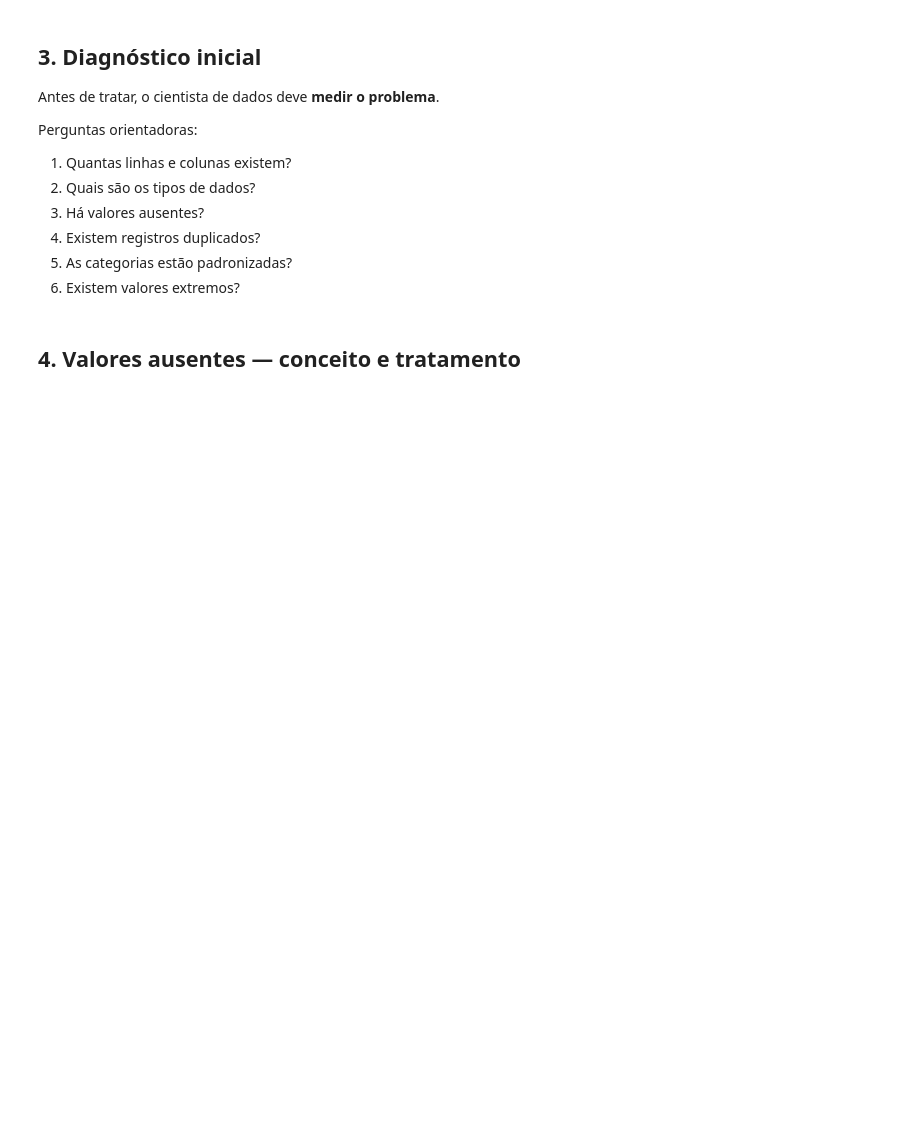
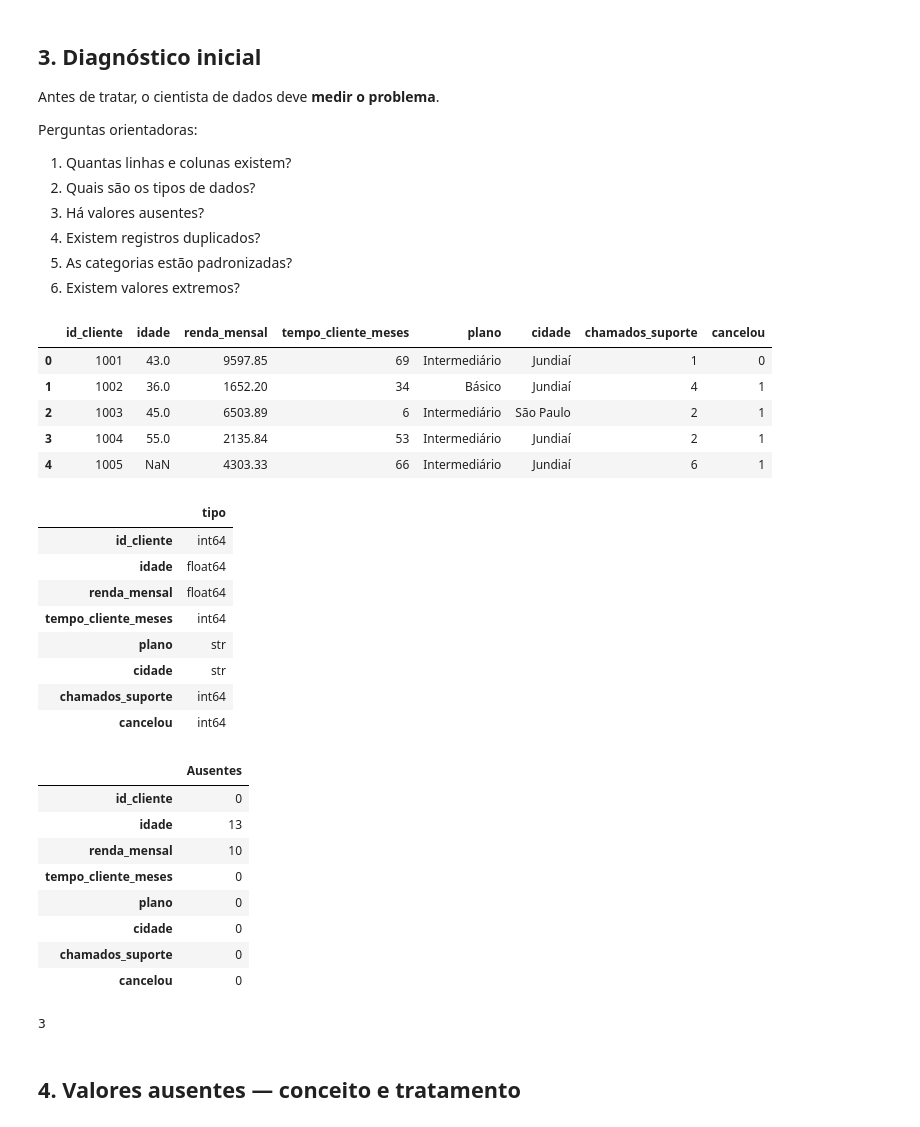
Before and after one commit to rogergdreis/Inteligencia-Computacional, a Jupyter notebook: Aula 2026-09-10/Estudo_Caso_Pre_Processamento_ML_Base.ipynb, the cells around one changed output. Cells and saved outputs as stored; diff of their text form; code cells hidden in the pictures; blank space fills up the shorter version.

```diff
--- a/Aula 2026-09-10/Estudo_Caso_Pre_Processamento_ML_Base.ipynb
+++ b/Aula 2026-09-10/Estudo_Caso_Pre_Processamento_ML_Base.ipynb
@@ -104,5 +111,38 @@ Perguntas orientadoras:
 4. Existem registros duplicados?
 5. As categorias estão padronizadas?
 6. Existem valores extremos?
+# %%
+
+df.shape
+display(df.head())
+display(df.dtypes.to_frame('tipo'))
+display(df.isna().sum().to_frame('Ausentes'))
+print(df.duplicated().sum())
+# %% [output]
+|  | id_cliente | idade | renda_mensal | tempo_cliente_meses | plano | cidade | chamados_suporte | cancelou |
+| 0 | 1001 | 43.0 | 9597.85 | 69 | Intermediário | Jundiaí | 1 | 0 |
+| 1 | 1002 | 36.0 | 1652.20 | 34 | Básico | Jundiaí | 4 | 1 |
+| 2 | 1003 | 45.0 | 6503.89 | 6 | Intermediário | São Paulo | 2 | 1 |
+| 3 | 1004 | 55.0 | 2135.84 | 53 | Intermediário | Jundiaí | 2 | 1 |
+| 4 | 1005 | NaN | 4303.33 | 66 | Intermediário | Jundiaí | 6 | 1 |
+|  | tipo |
+| id_cliente | int64 |
+| idade | float64 |
+| renda_mensal | float64 |
+| tempo_cliente_meses | int64 |
+| plano | str |
+| cidade | str |
+| chamados_suporte | int64 |
+| cancelou | int64 |
+|  | Ausentes |
+| id_cliente | 0 |
+| idade | 13 |
+| renda_mensal | 10 |
+| tempo_cliente_meses | 0 |
+| plano | 0 |
+| cidade | 0 |
+| chamados_suporte | 0 |
+| cancelou | 0 |
+3
 # %% [markdown]
 ## 4. Valores ausentes — conceito e tratamento
```
Also changed, not shown: parts of 3 cells of this notebook, 4 other files.
